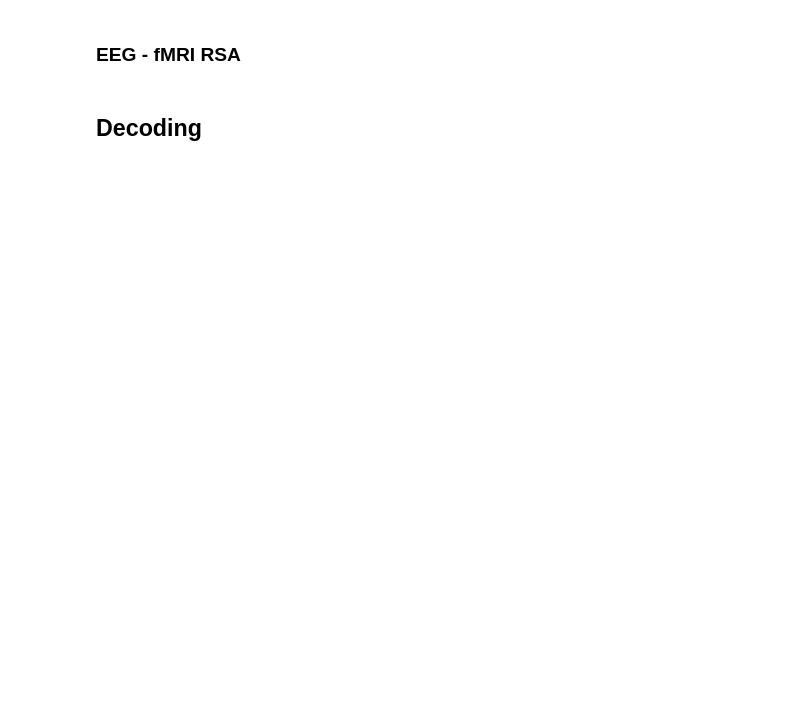
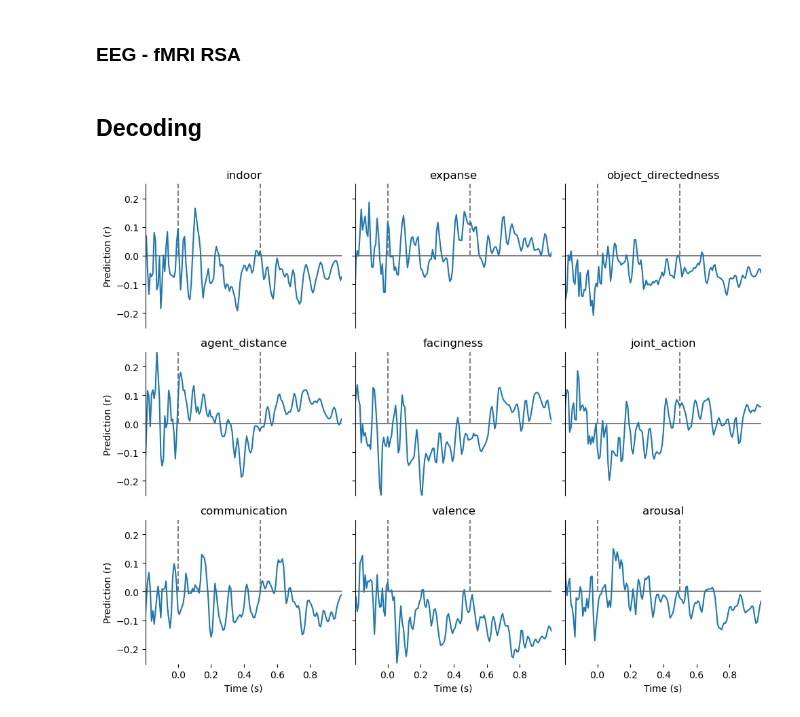
Before and after one commit to Isik-lab/SIEEG_analysis, a Jupyter notebook: notebooks/EEG_RSA.ipynb, the cells around one changed output. Saved outputs shown, nothing was run; the diff lists cells and outputs as text; code cells hidden in the pictures; blank space fills up the shorter version.

```diff
--- a/notebooks/EEG_RSA.ipynb
+++ b/notebooks/EEG_RSA.ipynb
@@ -47,6 +44,7 @@ other_cols = set(['trial', 'time', 'offset', 'offset_eyetrack_x', 'video_name',
               'gaze_x', 'gaze_y', 'pupil_size', 'target_x', 'target_y',
                'target_distance', 'offset_eyetrack_y', 'repetition', 'even'])
 channels = list(all_cols - other_cols)
+feature_df = pd.read_csv(f'{data_dir}/interim/FeatureRDMs/feature_annotations.csv')
 # %% [markdown]
 ## Reliability
 # %%
@@ -126,17 +126,19 @@ if run_fmri_rsa:
 # %% [markdown]
 ## Decoding
 # %%
-annot_feature_df = feature_df[['video_name',] + annotated_features]
-videos = np.array(feature_df['video_name'])
+if run_feature_decoding:
+    videos = np.array(feature_df['video_name'])
+    df_avg = df.groupby(['time', 'video_name']).mean(numeric_only=True).reset_index()
+    cols_to_drop = set(df.columns.to_list()) - set(['time', 'video_name'] + channels)
+    df_avg.drop(columns=cols_to_drop, inplace=True)
+    df_avg.sort_values(['time', 'video_name'], inplace=True)
+    df_avg = temporal.smoothing(df_avg, 'video_name')
 
-df_avg = df_filtered.groupby(['time', 'video_name']).mean(numeric_only=True).reset_index()
-df_avg.drop(columns=['trial', 'repetition', 'even'], inplace=True)
-df_avg.sort_values(['time', 'video_name'], inplace=True)
-df_avg = temporal.smoothing(df_avg, 'video_name')
+    results = decoding.eeg_feature_decoding(df_avg, feature_df,
+                                            annotated_features, channels)
+    results.to_csv(f'{data_dir}/interim/{process}/{subj}_feature_EEG_reg-gaze-{regress_gaze}_decoding.csv', index=False)
 
-results = decoding.eeg_feature_decoding(df_avg, annot_feature_df,
-                                    annotated_features, channels)
-results.to_csv(f'{out_path}/{subj}_feature_EEG_decoding.csv', index=False)
-
-out_file = f'{figure_path}/{subj}_feature_EEG_decoding.png'
-plotting.plot_eeg_feature_decoding(out_file, results, annotated_features)
+    out_file = f'{figure_dir}/{subj}_feature_EEG_reg-gaze-{regress_gaze}_decoding.png'
+    plotting.plot_eeg_feature_decoding(out_file, results, annotated_features)
+# %% [output]
+[figure, added]
```
Also changed, not shown: parts of 5 cells of this notebook, 6 other files.
